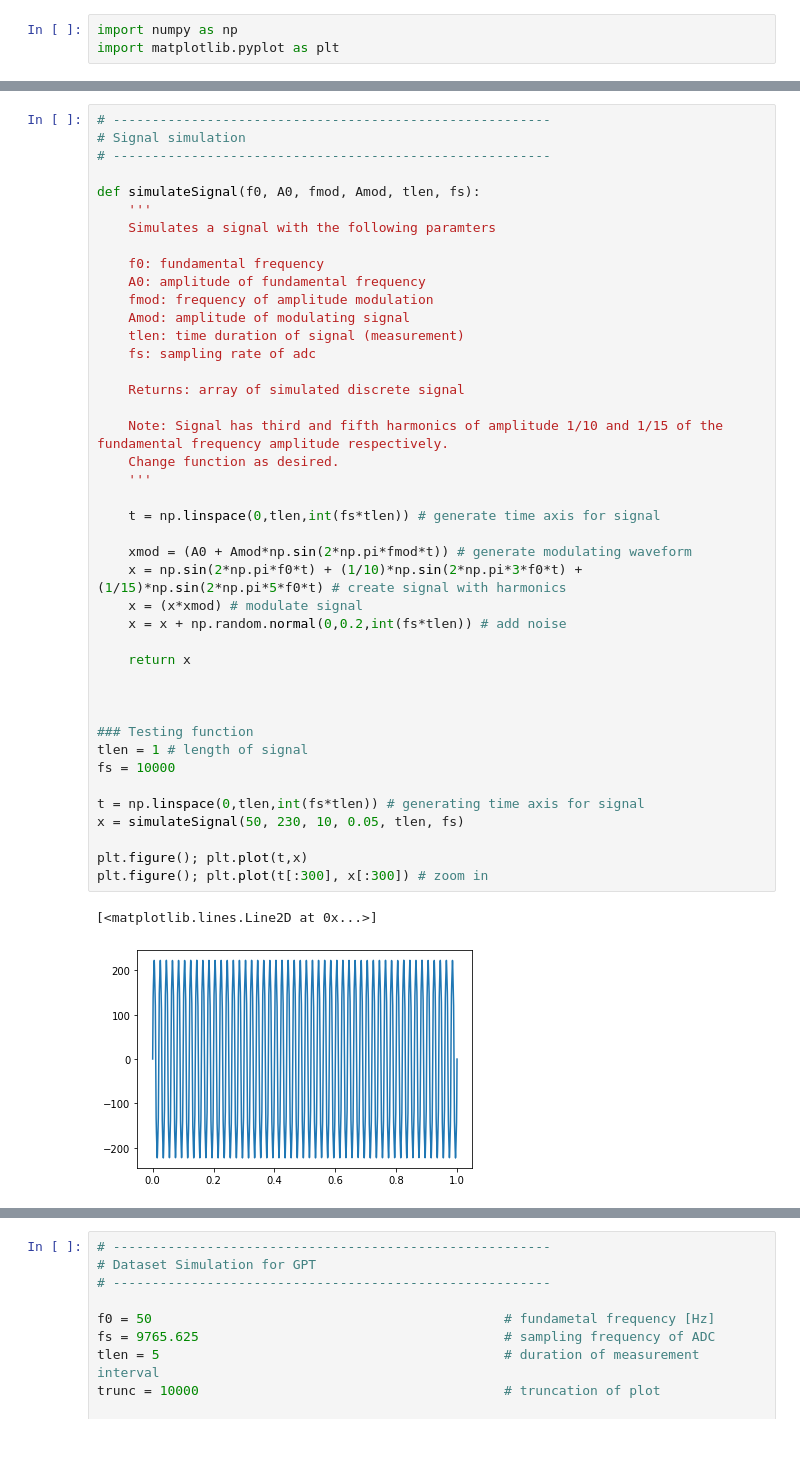
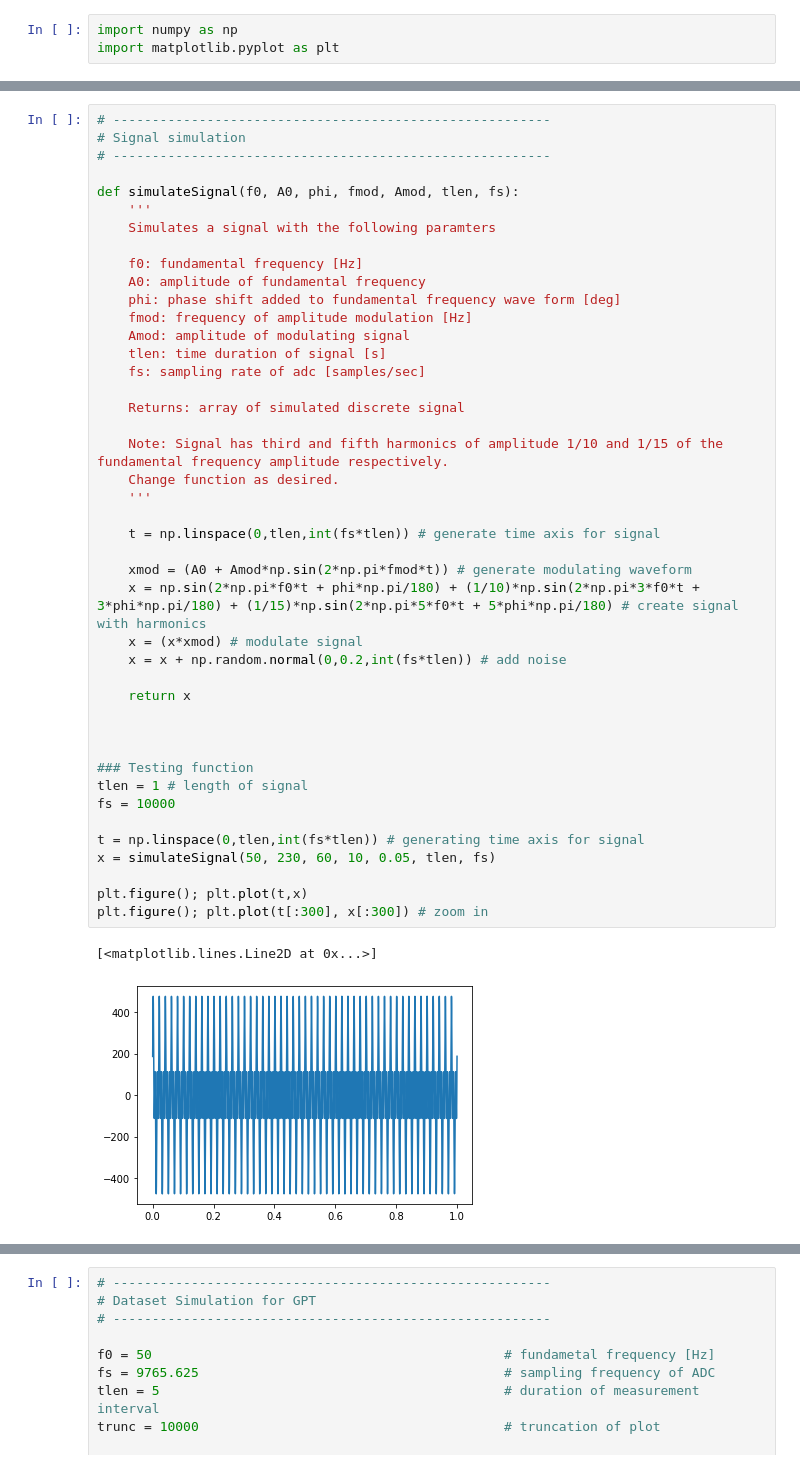
Before and after one commit to tomgwasira/GPT-MLT, a Jupyter notebook: python/src/gpt_simulation.ipynb, the cells around one changed output, grey strips where cells are left out. Cells and saved outputs as stored; diff of their text form.

```diff
--- a/python/src/gpt_simulation.ipynb
+++ b/python/src/gpt_simulation.ipynb
@@ -6,43 +13,44 @@ import matplotlib.pyplot as plt
 # Signal simulation
 # --------------------------------------------------------
 
-def simulateSignal(f0, A0, fmod, Amod, tlen, fs):
+def simulateSignal(f0, A0, phi, fmod, Amod, tlen, fs):
     '''
     Simulates a signal with the following paramters
 
-    f0: fundamental frequency
+    f0: fundamental frequency [Hz]
     A0: amplitude of fundamental frequency
-    fmod: frequency of amplitude modulation
+    phi: phase shift added to fundamental frequency wave form [deg]
+    fmod: frequency of amplitude modulation [Hz]
     Amod: amplitude of modulating signal
-    tlen: time duration of signal (measurement)
-    fs: sampling rate of adc
+    tlen: time duration of signal [s]
+    fs: sampling rate of adc [samples/sec]
 
     Returns: array of simulated discrete signal
 
     Note: Signal has third and fifth harmonics of amplitude 1/10 and 1/15 of the fundamental frequency amplitude respectively.
     Change function as desired.
     '''
 
     t = np.linspace(0,tlen,int(fs*tlen)) # generate time axis for signal
 
     xmod = (A0 + Amod*np.sin(2*np.pi*fmod*t)) # generate modulating waveform
-    x = np.sin(2*np.pi*f0*t) + (1/10)*np.sin(2*np.pi*3*f0*t) + (1/15)*np.sin(2*np.pi*5*f0*t) # create signal with harmonics
+    x = np.sin(2*np.pi*f0*t + phi*np.pi/180) + (1/10)*np.sin(2*np.pi*3*f0*t + 3*phi*np.pi/180) + (1/15)*np.sin(2*np.pi*5*f0*t + 5*phi*np.pi/180) # create signal with harmonics
     x = (x*xmod) # modulate signal
     x = x + np.random.normal(0,0.2,int(fs*tlen)) # add noise
 
     return x
 
 
 
 ### Testing function
 tlen = 1 # length of signal
 fs = 10000
 
 t = np.linspace(0,tlen,int(fs*tlen)) # generating time axis for signal
-x = simulateSignal(50, 230, 10, 0.05, tlen, fs)
+x = simulateSignal(50, 230, 60, 10, 0.05, tlen, fs)
 
 plt.figure(); plt.plot(t,x)
 plt.figure(); plt.plot(t[:300], x[:300]) # zoom in
 # %% [output]
 [<matplotlib.lines.Line2D at 0x...>]
-[figure, old version]
+[figure, new version]
```
Also changed, not shown: parts of 9 cells of this notebook.
